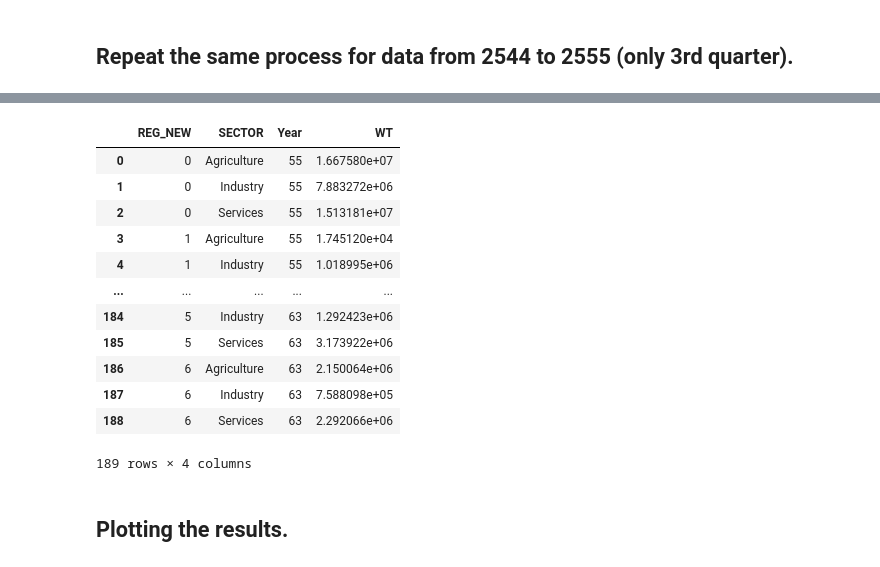
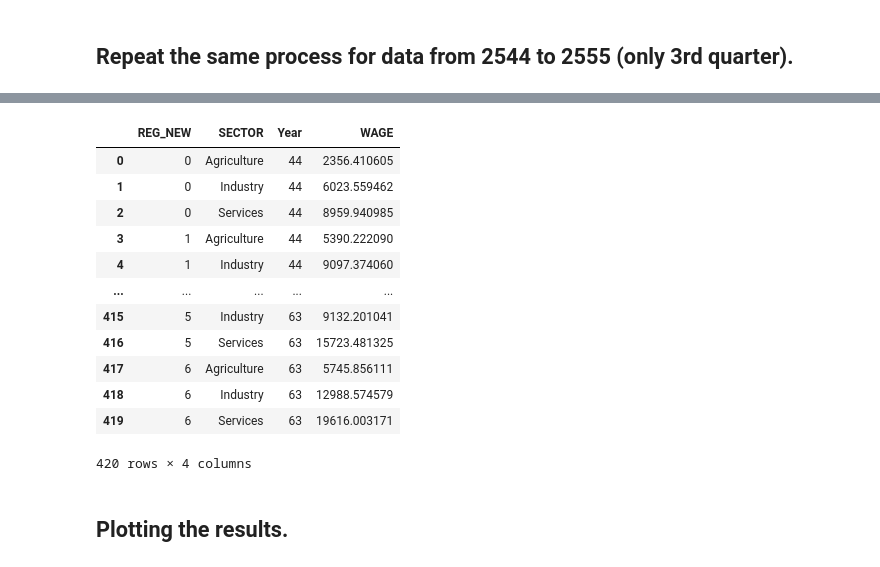
Before and after one commit to PhakphumJ/Thesis_code, a Jupyter notebook: LFS_code.ipynb, the cells around one changed output, grey strips where cells are left out. Cells and saved outputs as stored; diff of their text form; code cells hidden in the pictures.

Commit message:
Finish all years.

```diff
--- a/LFS_code.ipynb
+++ b/LFS_code.ipynb
@@ -1116,19 +1183,19 @@ All_YEAR_ALL_AGE_SEC_annual_pct_final.head(30)
-# %%
-All_YEAR_ALL_AGE_SEC_annual_num_final
-# %% [output]
-|  | REG_NEW | SECTOR | Year | WT |
-| 0 | 0 | Agriculture | 55 | 1.667580e+07 |
-| 1 | 0 | Industry | 55 | 7.883272e+06 |
-| 2 | 0 | Services | 55 | 1.513181e+07 |
-| 3 | 1 | Agriculture | 55 | 1.745120e+04 |
-| 4 | 1 | Industry | 55 | 1.018995e+06 |
-| ... | ... | ... | ... | ... |
-| 184 | 5 | Industry | 63 | 1.292423e+06 |
-| 185 | 5 | Services | 63 | 3.173922e+06 |
-| 186 | 6 | Agriculture | 63 | 2.150064e+06 |
-| 187 | 6 | Industry | 63 | 7.588098e+05 |
-| 188 | 6 | Services | 63 | 2.292066e+06 |
-189 rows × 4 columns
+# %%
+All_YEAR_WAGE_SEC_annual_final
+# %% [output]
+|  | REG_NEW | SECTOR | Year | WAGE |
+| 0 | 0 | Agriculture | 44 | 2356.410605 |
+| 1 | 0 | Industry | 44 | 6023.559462 |
+| 2 | 0 | Services | 44 | 8959.940985 |
+| 3 | 1 | Agriculture | 44 | 5390.222090 |
+| 4 | 1 | Industry | 44 | 9097.374060 |
+| ... | ... | ... | ... | ... |
+| 415 | 5 | Industry | 63 | 9132.201041 |
+| 416 | 5 | Services | 63 | 15723.481325 |
+| 417 | 6 | Agriculture | 63 | 5745.856111 |
+| 418 | 6 | Industry | 63 | 12988.574579 |
+| 419 | 6 | Services | 63 | 19616.003171 |
+420 rows × 4 columns
 # %% [markdown]
 ## Plotting the results.
 # %%
```
Also changed, not shown: parts of 15 cells of this notebook.
